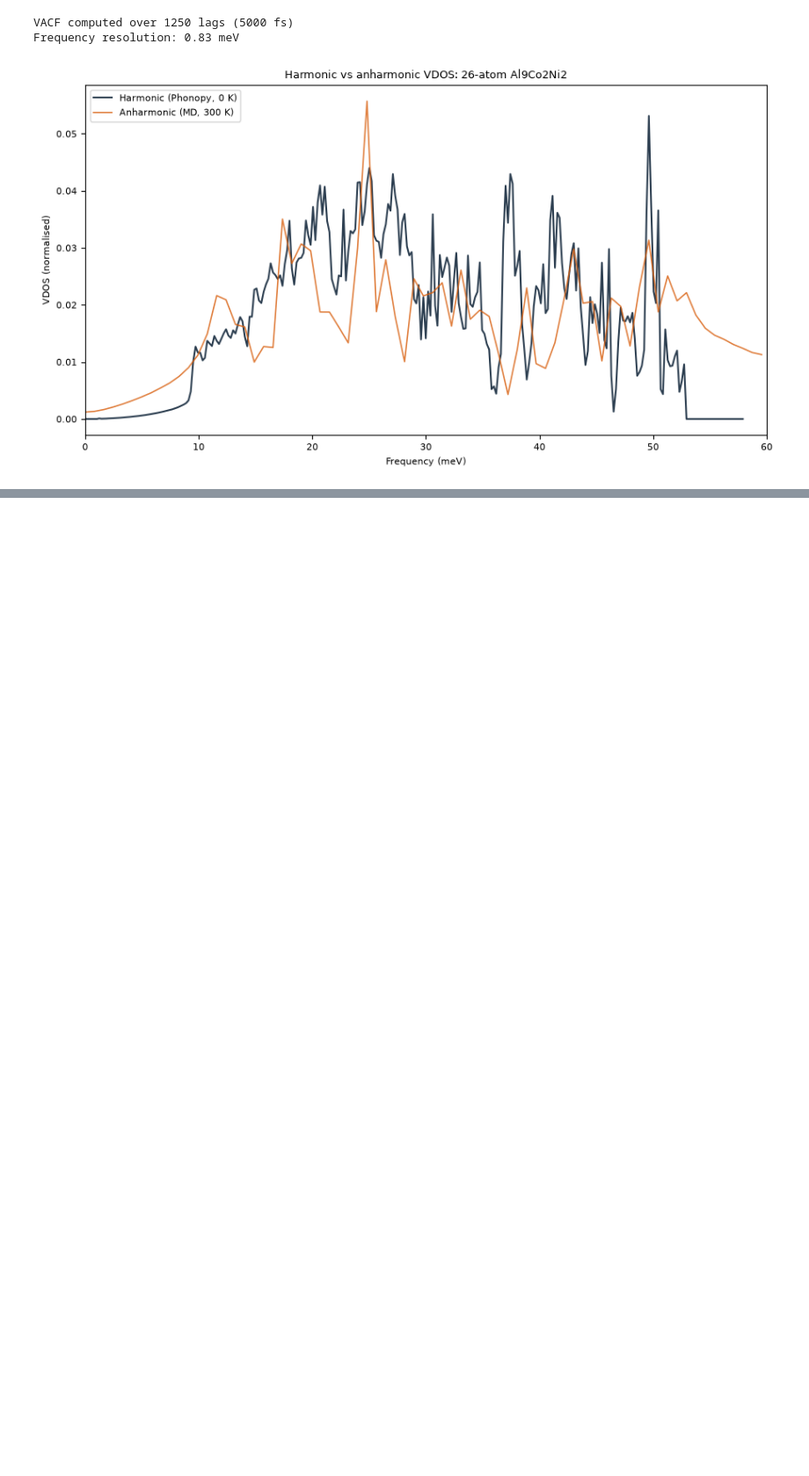
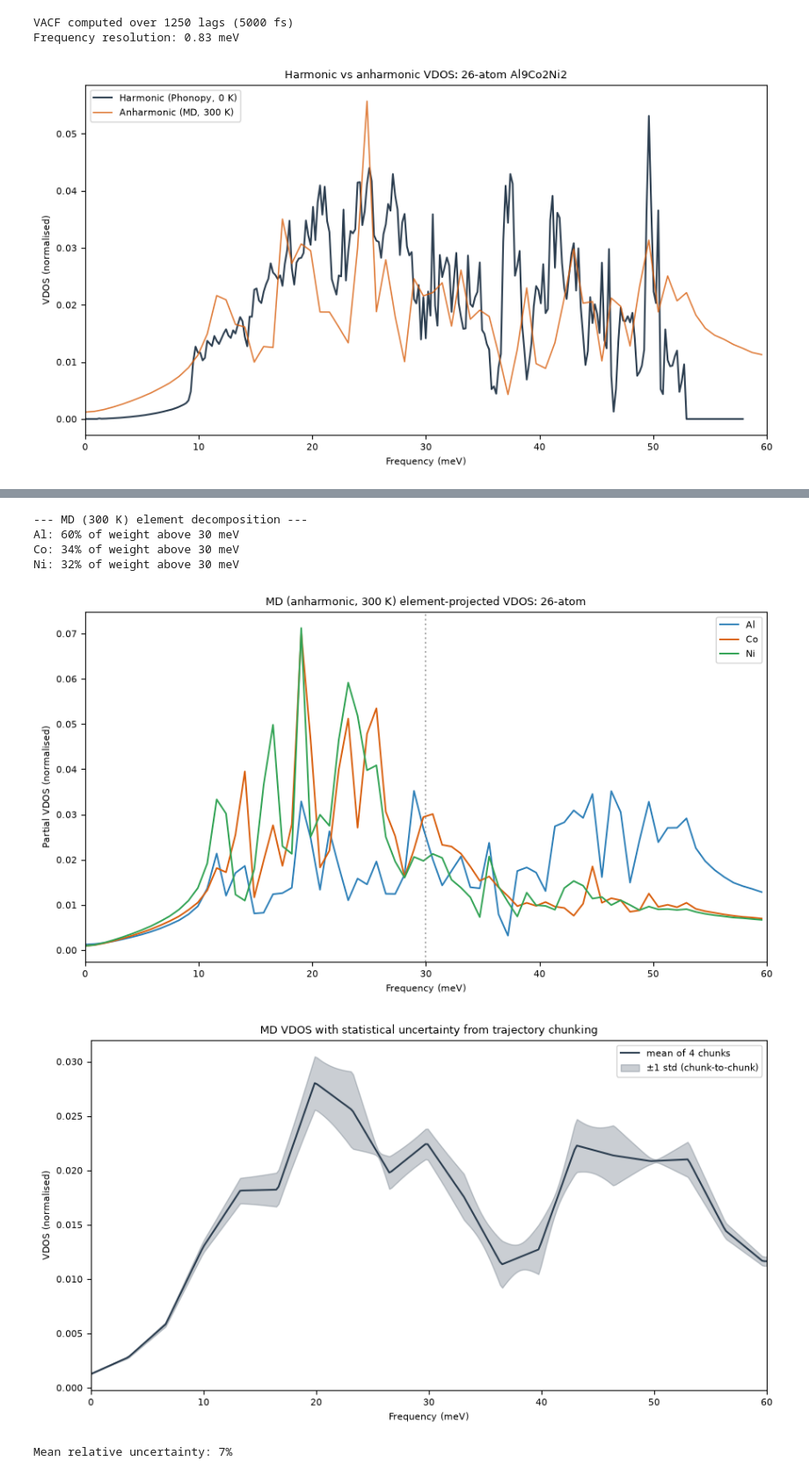
Before and after one commit to contactrameezraja/quasicrystal-mace, a Jupyter notebook: O2_MD..ipynb, the cells around one changed output, grey strips where cells are left out. Shown at 88% size. Saved outputs shown, nothing was run; the diff lists cells and outputs as text; code cells hidden in the pictures; blank space fills up the shorter version.

```diff
--- a/O2_MD..ipynb
+++ b/O2_MD..ipynb
@@ -202,0 +324,69 @@ plt.show()
+# %%
+import numpy as np, matplotlib.pyplot as plt
+from ase.data import atomic_masses, atomic_numbers
+
+syms = np.array(md_atoms.get_chemical_symbols())
+masses = np.array([atomic_masses[atomic_numbers[s]] for s in syms])
+n_samples = velocities.shape[0]
+dt = sample_every * 2 * 1e-15
+
+def vacf_to_vdos(vel, mass_sub, max_lag):
+    vacf = np.zeros(max_lag)
+    for lag in range(max_lag):
+        dots = np.sum(vel[:vel.shape[0]-lag] * vel[lag:], axis=2) * mass_sub[None, :]
+        vacf[lag] = dots.mean()
+    vacf /= vacf[0]
+    w = np.hanning(2*len(vacf))[len(vacf):]
+    spec = np.abs(np.fft.rfft(vacf * w))
+    f = np.fft.rfftfreq(len(vacf), d=dt) / 1e12 * 4.13567
+    return f, spec
+
+max_lag = n_samples // 2
+
+# --- 1. ELEMENT-PROJECTED MD VDOS ---
+fig, ax = plt.subplots(figsize=(9,5))
+colors = {"Al":"#2c7fb8","Co":"#d95f0e","Ni":"#31a354"}
+print("--- MD (300 K) element decomposition ---")
+for el in ["Al","Co","Ni"]:
+    idx = np.where(syms==el)[0]
+    f, s = vacf_to_vdos(velocities[:, idx, :], masses[idx], max_lag)
+    m = (f>=0)&(f<=60)
+    s_n = s[m]/np.trapezoid(s[m], f[m])
+    ax.plot(f[m], s_n, color=colors[el], lw=1.4, label=el)
+    above30 = np.trapezoid(s_n[f[m]>30], f[m][f[m]>30])*100
+    print(f"{el}: {above30:.0f}% of weight above 30 meV")
+ax.axvline(30, color="gray", ls=":", alpha=0.6)
+ax.set_xlabel("Frequency (meV)"); ax.set_ylabel("Partial VDOS (normalised)")
+ax.set_title("MD (anharmonic, 300 K) element-projected VDOS: 26-atom")
+ax.set_xlim(0,60); ax.legend()
+plt.tight_layout(); plt.savefig("o2_md_partial_vdos_26atom.png", dpi=150, bbox_inches="tight"); plt.show()
+
+# --- 2. STATISTICAL UNCERTAINTY (chunk-to-chunk) ---
+n_chunks = 4
+chunk_len = n_samples // n_chunks
+chunk_specs = []
+fgrid = np.linspace(0, 60, 300)
+for c in range(n_chunks):
+    vel_c = velocities[c*chunk_len:(c+1)*chunk_len]
+    f, s = vacf_to_vdos(vel_c, masses, chunk_len//2)
+    m = (f>=0)&(f<=60)
+    chunk_specs.append(np.interp(fgrid, f[m], s[m]/np.trapezoid(s[m], f[m])))
+chunk_specs = np.array(chunk_specs)
+mean, std = chunk_specs.mean(axis=0), chunk_specs.std(axis=0)
+
+fig, ax = plt.subplots(figsize=(9,5))
+ax.plot(fgrid, mean, color="#2c3e50", lw=1.5, label=f"mean of {n_chunks} chunks")
+ax.fill_between(fgrid, mean-std, mean+std, color="#2c3e50", alpha=0.25, label="±1 std (chunk-to-chunk)")
+ax.set_xlabel("Frequency (meV)"); ax.set_ylabel("VDOS (normalised)")
+ax.set_title("MD VDOS with statistical uncertainty from trajectory chunking")
+ax.set_xlim(0,60); ax.legend()
+plt.tight_layout(); plt.savefig("o2_md_vdos_uncertainty_26atom.png", dpi=150, bbox_inches="tight"); plt.show()
+print(f"\nMean relative uncertainty: {(std/np.maximum(mean,1e-12)).mean()*100:.0f}%")
+# %% [output]
+--- MD (300 K) element decomposition ---
+Al: 60% of weight above 30 meV
+Co: 34% of weight above 30 meV
+Ni: 32% of weight above 30 meV
+[figure, added]
+[figure, added]
+Mean relative uncertainty: 7%
```
Also changed, not shown: parts of 9 cells of this notebook, 3 other files.
